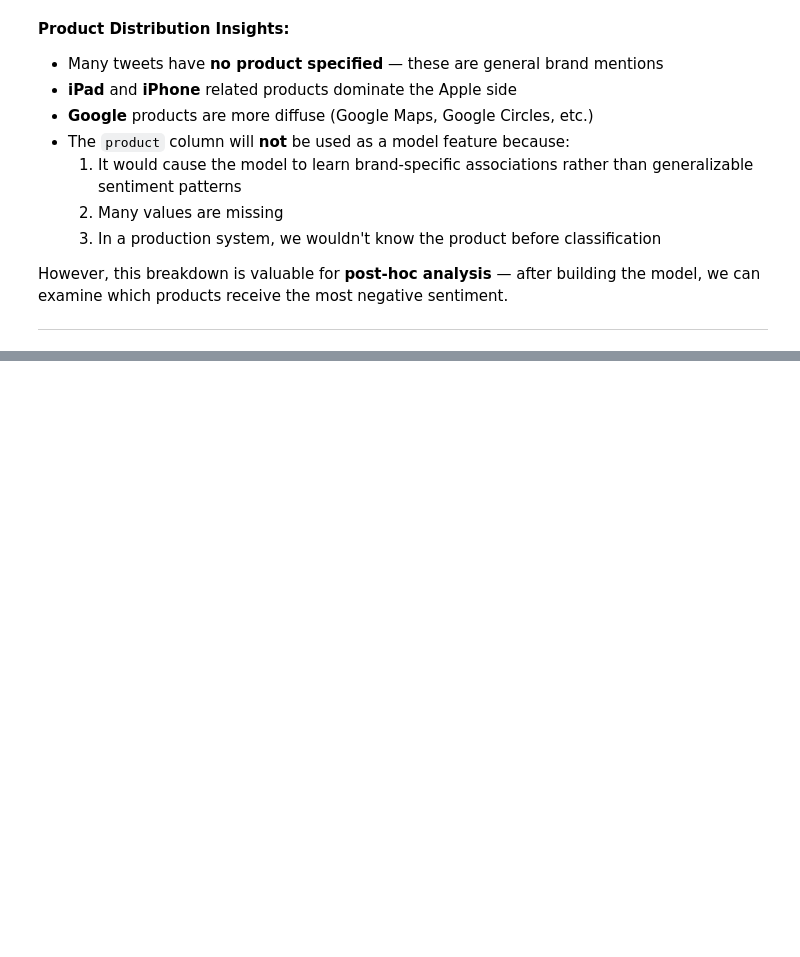
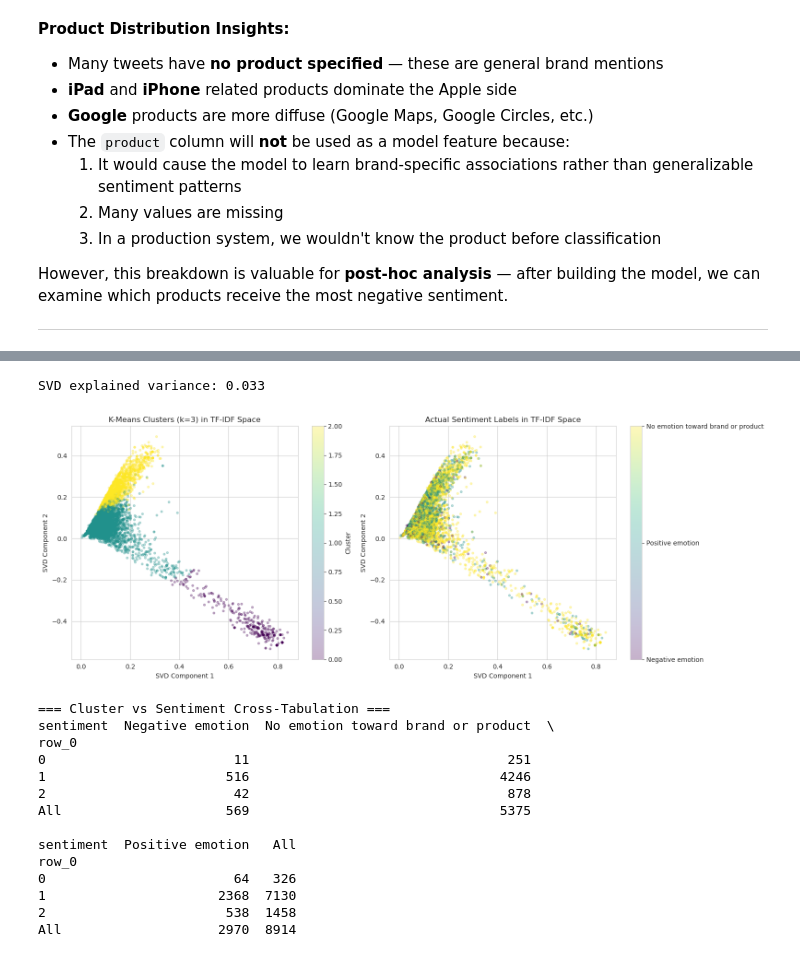
Before and after one commit to GATHIGIMUREITHI/Phase4_Group4_Project, a Jupyter notebook: index.ipynb, the cells around one changed output, grey strips where cells are left out. Drawn from its saved outputs; the diff is of its cells as text; code cells hidden in the pictures; blank space fills up the shorter version.

```diff
--- a/index.ipynb
+++ b/index.ipynb
@@ -388,0 +496,5 @@ However, this breakdown is valuable for **post-hoc analysis** — after building
+# %%
+print(f'Rows before removing empty clean_text: {len(df)}')
+df = df[df['clean_text'].str.strip().str.len() > 0].copy()
+print(f'Rows after removing empty clean_text: {len(df)}')
+print(f'\nFinal sentiment distribution:\n{df["sentiment"].value_counts()}')
@@ -388,0 +640,66 @@ However, this breakdown is valuable for **post-hoc analysis** — after building
+# %%
+from sklearn.cluster import KMeans
+from sklearn.decomposition import TruncatedSVD
+
+# Unsupervised Analysis: K-Means Clustering on TF-IDF space
+tfidf_cluster = TfidfVectorizer(max_features=3000, ngram_range=(1, 2), min_df=2)
+X_tfidf_all = tfidf_cluster.fit_transform(df['clean_text'])
+
+# Reduce dimensions with TruncatedSVD for visualization
+svd = TruncatedSVD(n_components=2, random_state=42)
+X_svd = svd.fit_transform(X_tfidf_all)
+print(f'SVD explained variance: {svd.explained_variance_ratio_.sum():.3f}')
+
+# K-Means with k=3
+kmeans = KMeans(n_clusters=3, random_state=42, n_init=10)
+cluster_labels = kmeans.fit_predict(X_tfidf_all)
+
+fig, axes = plt.subplots(1, 2, figsize=(16, 6))
+
+scatter1 = axes[0].scatter(
+    X_svd[:, 0], X_svd[:, 1], c=cluster_labels,
+    cmap='viridis', alpha=0.3, s=10
+)
+axes[0].set_title('K-Means Clusters (k=3) in TF-IDF Space', fontsize=12)
+axes[0].set_xlabel('SVD Component 1')
+axes[0].set_ylabel('SVD Component 2')
+plt.colorbar(scatter1, ax=axes[0], label='Cluster')
+
+sentiment_map = {
+    label: i for i, label in enumerate(df['sentiment'].unique())
+}
+sentiment_numeric = df['sentiment'].map(sentiment_map)
+scatter2 = axes[1].scatter(
+    X_svd[:, 0], X_svd[:, 1], c=sentiment_numeric,
+    cmap='viridis', alpha=0.3, s=10
+)
+axes[1].set_title('Actual Sentiment Labels in TF-IDF Space', fontsize=12)
+axes[1].set_xlabel('SVD Component 1')
+axes[1].set_ylabel('SVD Component 2')
+cbar = plt.colorbar(scatter2, ax=axes[1])
+cbar.set_ticks(list(sentiment_map.values()))
+cbar.set_ticklabels(list(sentiment_map.keys()))
+
+plt.tight_layout()
+plt.show()
+
+ct = pd.crosstab(cluster_labels, df['sentiment'], margins=True)
+print('\n=== Cluster vs Sentiment Cross-Tabulation ===')
+print(ct)
+# %% [output]
+SVD explained variance: 0.033
+[figure, added]
+=== Cluster vs Sentiment Cross-Tabulation ===
+sentiment  Negative emotion  No emotion toward brand or product  \
+row_0
+0                        11                                 251
+1                       516                                4246
+2                        42                                 878
+All                     569                                5375
+
+sentiment  Positive emotion   All
+row_0
+0                        64   326
+1                      2368  7130
+2                       538  1458
+All                    2970  8914
```
Also changed, not shown: parts of 12 cells of this notebook.
